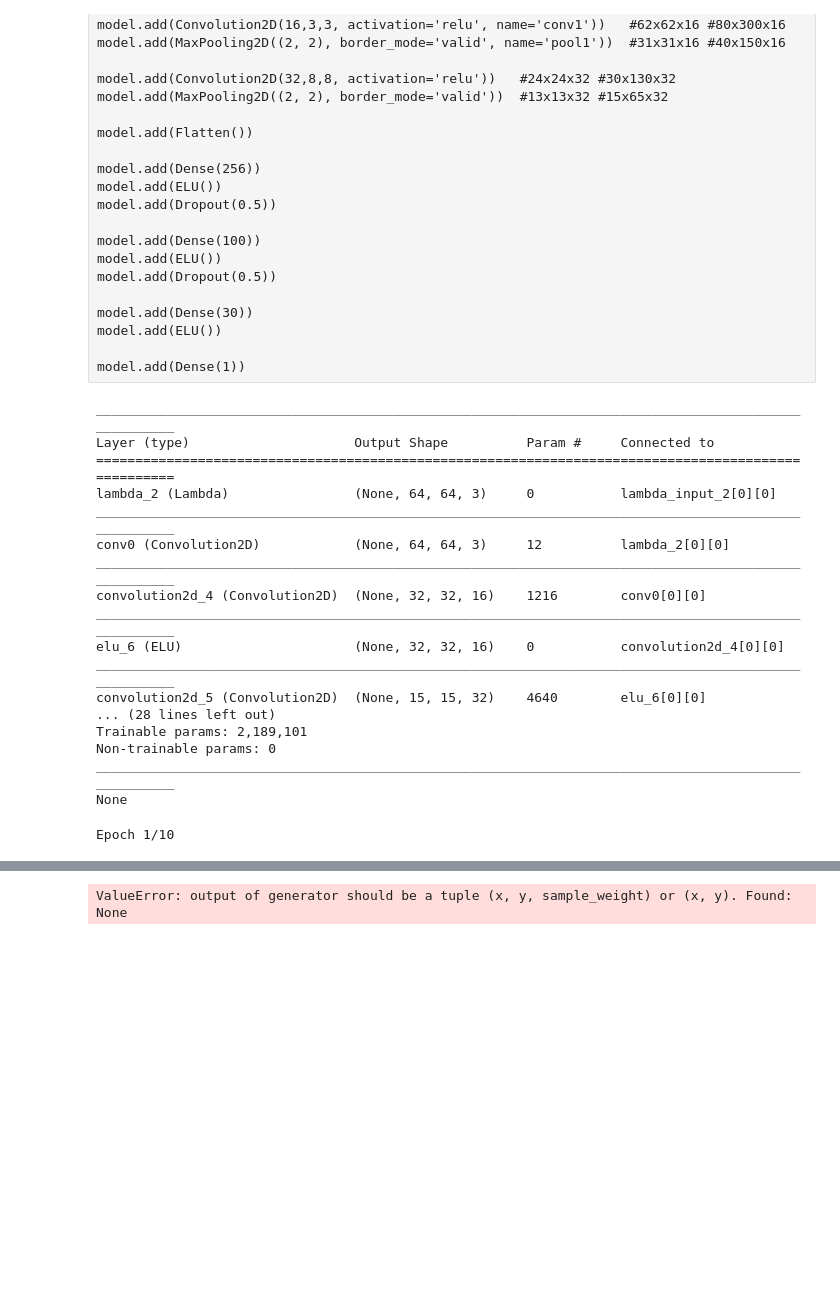
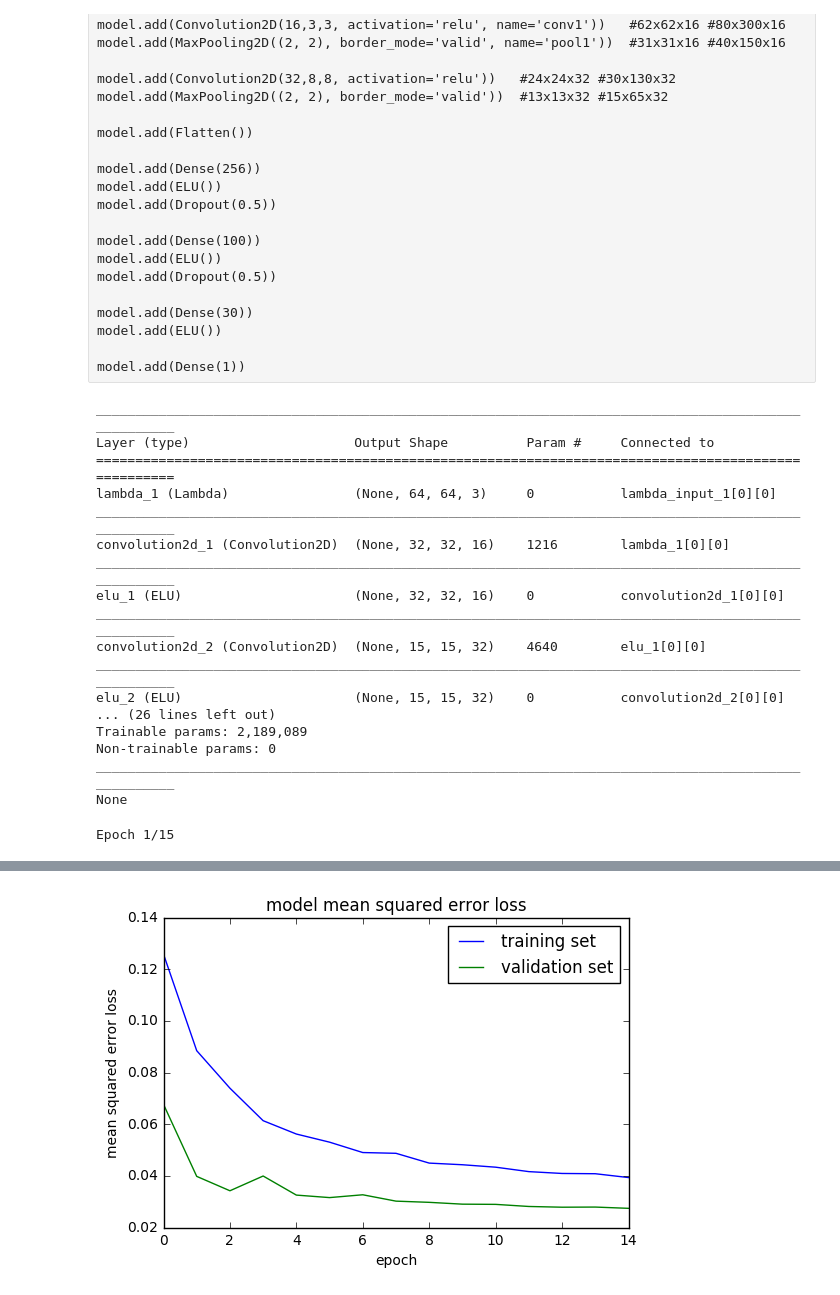
Before and after one commit to karanj1/SDCar, a Jupyter notebook: CarND-Behavioral-Cloning-P3/test6-Copy2.ipynb, the cells around one changed output, grey strips where cells are left out. Saved outputs shown, nothing was run; the diff lists cells and outputs as text; code cells hidden in the pictures; blank space fills up the shorter version.

```diff
--- a/CarND-Behavioral-Cloning-P3/test6-Copy2.ipynb
+++ b/CarND-Behavioral-Cloning-P3/test6-Copy2.ipynb
@@ -275,8 +276,8 @@ for i in range(6):
     plt.title(steering_angles[i])
     plt.axis('off')
 # %%
-def generator(samples, augment=True, batch_size=128):
-    num_samples = int(len(samples)/3)
+def generator(samples, augment=True, batch_size=256):
+    num_samples = int(len(samples)/2.7)
     while 1: # Loop forever so the generator never terminates
         shuffle(samples)
         for offset in range(0, num_samples, batch_size):
@@ -298,8 +299,8 @@ def generator(samples, augment=True, batch_size=128):
             yield sklearn.utils.shuffle(X_train, y_train)
 # %%
 # compile and train the model using the generator function
-train_generator = generator(train_samples, augment=True, batch_size=128)
-validation_generator = generator(validation_samples, augment=False, batch_size=128)
+train_generator = generator(train_samples, augment=True, batch_size=256)
+validation_generator = generator(validation_samples, augment=False, batch_size=256)
 # %% [raw]
 model = Sequential()
 #model.add(Cropping2D(cropping=((40,25),(0,0)), input_shape=(160, 320, 3)))
@@ -331,7 +332,7 @@ model = Sequential()
 # Normalize
 #model.add(Lambda(lambda x: x/127.5 - 1.0,input_shape=(64,64,3)))
 model.add(Lambda(lambda x: x/255.0 - 0.5, input_shape=(64,64,3)))
-model.add(Convolution2D(3,1,1,border_mode='valid', name='conv0'))
+#model.add(Convolution2D(3,1,1,border_mode='valid', name='conv0'))
 # layer 1 output shape is 32x32x32
 model.add(Convolution2D(16, 5, 5, input_shape=(64, 64, 3), subsample=(2, 2), border_mode="same"))
 model.add(ELU())
@@ -361,17 +362,17 @@ print(model.summary())
 ____________________________________________________________________________________________________
 Layer (type)                     Output Shape          Param #     Connected to
 ====================================================================================================
-lambda_2 (Lambda)                (None, 64, 64, 3)     0           lambda_input_2[0][0]
+lambda_1 (Lambda)                (None, 64, 64, 3)     0           lambda_input_1[0][0]
 ____________________________________________________________________________________________________
-conv0 (Convolution2D)            (None, 64, 64, 3)     12          lambda_2[0][0]
+convolution2d_1 (Convolution2D)  (None, 32, 32, 16)    1216        lambda_1[0][0]
 ____________________________________________________________________________________________________
-convolution2d_4 (Convolution2D)  (None, 32, 32, 16)    1216        conv0[0][0]
+elu_1 (ELU)                      (None, 32, 32, 16)    0           convolution2d_1[0][0]
 ____________________________________________________________________________________________________
-elu_6 (ELU)                      (None, 32, 32, 16)    0           convolution2d_4[0][0]
+convolution2d_2 (Convolution2D)  (None, 15, 15, 32)    4640        elu_1[0][0]
 ____________________________________________________________________________________________________
-convolution2d_5 (Convolution2D)  (None, 15, 15, 32)    4640        elu_6[0][0]
-... (28 lines left out)
-Trainable params: 2,189,101
+elu_2 (ELU)                      (None, 15, 15, 32)    0           convolution2d_2[0][0]
+... (26 lines left out)
+Trainable params: 2,189,089
 Non-trainable params: 0
 ____________________________________________________________________________________________________
 None
@@ -380,7 +381,7 @@ model.compile(loss='mse', optimizer=Adam(lr=1e-4))
 #model.fit(X_train, y_train,validation_split=0.2, shuffle=True, nb_epoch=7)
 history_object = model.fit_generator(train_generator, samples_per_epoch= \
             len(train_samples)*2, validation_data=validation_generator, \
-            nb_val_samples=len(validation_samples)*2, nb_epoch=10, verbose=1)          #https://keras.io/models/sequential/#fit_generator
+            nb_val_samples=len(validation_samples)*2, nb_epoch=15, verbose=1)          #https://keras.io/models/sequential/#fit_generator
 
 ### print the keys contained in the history object
 print(history_object.history.keys())
@@ -396,4 +397,4 @@ plt.show()
 
 model.save('model_test.h5')
 # %% [output]
-Epoch 1/10
+Epoch 1/15
@@ -415 +418 @@ FileNotFoundError: [Errno 2] No such file or directory: 'data/data/IMG/center_20
-ValueError: output of generator should be a tuple (x, y, sample_weight) or (x, y). Found: None
+[figure, added]
```
Also changed, not shown: parts of 7 cells of this notebook, 1 other file.
